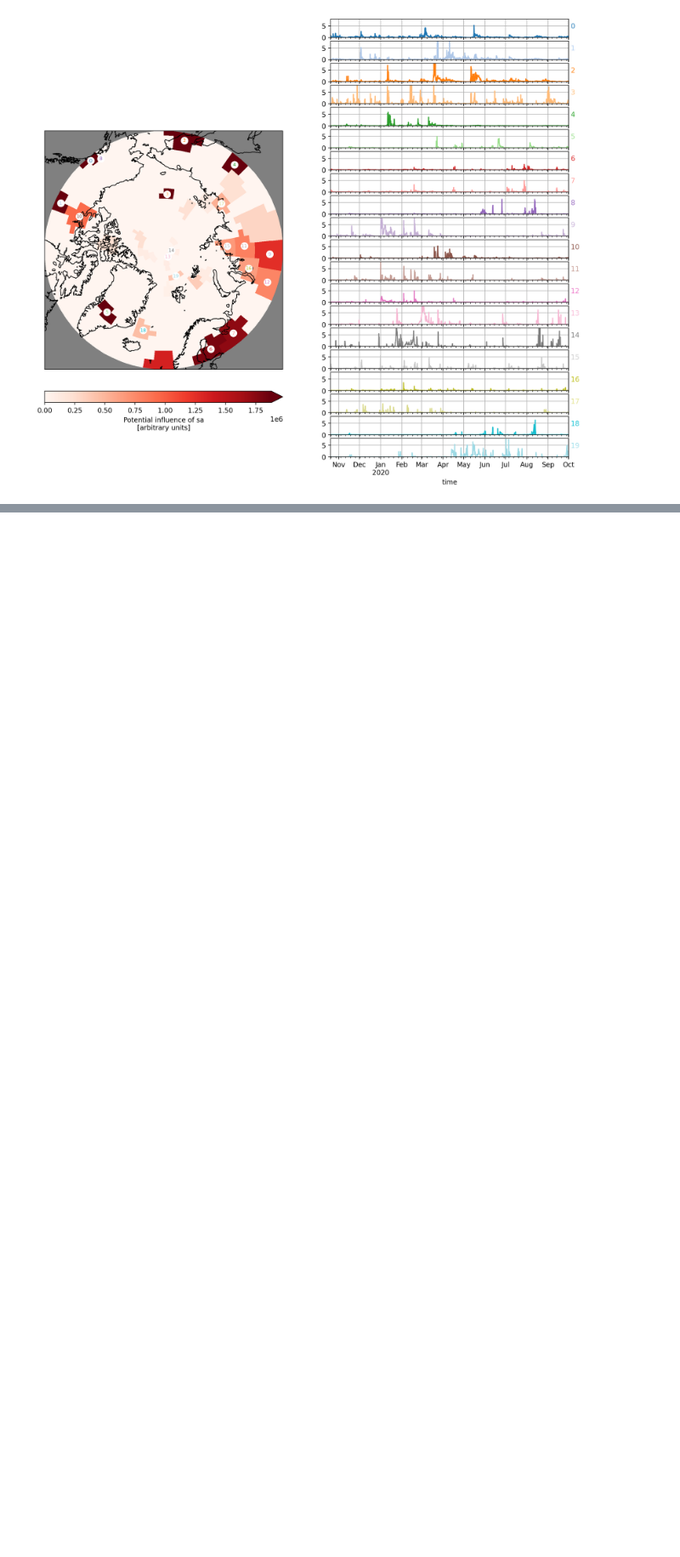
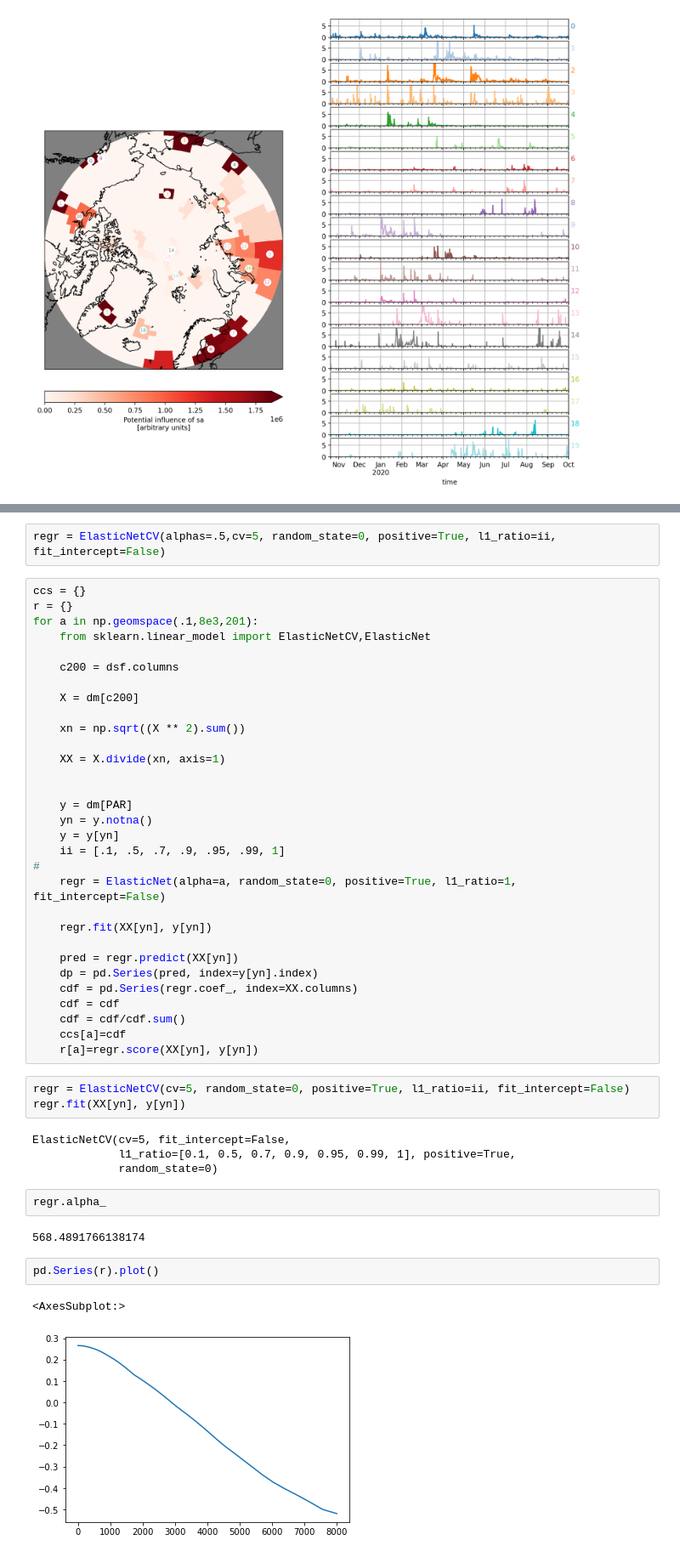
Before and after one commit to daliagachc/flexpart-mosaic, a Jupyter notebook: nb/z030_inverse_modeling_time_series.ipynb, the cells around one changed output, grey strips where cells are left out. Shown at 85% size. Saved outputs shown, nothing was run; the diff lists cells and outputs as text; blank space fills up the shorter version.

```diff
--- a/nb/z030_inverse_modeling_time_series.ipynb
+++ b/nb/z030_inverse_modeling_time_series.ipynb
@@ -240,0 +272,49 @@ for i,c in enumerate(co):
+# %%
+regr = ElasticNetCV(alphas=.5,cv=5, random_state=0, positive=True, l1_ratio=ii, fit_intercept=False)
+# %%
+ccs = {}
+r = {}
+for a in np.geomspace(.1,8e3,201):
+    from sklearn.linear_model import ElasticNetCV,ElasticNet
+
+    c200 = dsf.columns
+
+    X = dm[c200]
+
+    xn = np.sqrt((X ** 2).sum())
+
+    XX = X.divide(xn, axis=1)
+
+
+    y = dm[PAR]
+    yn = y.notna()
+    y = y[yn]
+    ii = [.1, .5, .7, .9, .95, .99, 1]
+#
+    regr = ElasticNet(alpha=a, random_state=0, positive=True, l1_ratio=1, fit_intercept=False)
+
+    regr.fit(XX[yn], y[yn])
+
+    pred = regr.predict(XX[yn])
+    dp = pd.Series(pred, index=y[yn].index)
+    cdf = pd.Series(regr.coef_, index=XX.columns)
+    cdf = cdf
+    cdf = cdf/cdf.sum()
+    ccs[a]=cdf
+    r[a]=regr.score(XX[yn], y[yn])
+# %%
+regr = ElasticNetCV(cv=5, random_state=0, positive=True, l1_ratio=ii, fit_intercept=False)
+regr.fit(XX[yn], y[yn])
+# %% [output]
+ElasticNetCV(cv=5, fit_intercept=False,
+             l1_ratio=[0.1, 0.5, 0.7, 0.9, 0.95, 0.99, 1], positive=True,
+             random_state=0)
+# %%
+regr.alpha_
+# %% [output]
+568.4891766138174
+# %%
+pd.Series(r).plot()
+# %% [output]
+<AxesSubplot:>
+[figure, added]
```
Also changed, not shown: parts of 52 cells of this notebook, 35 other files.
